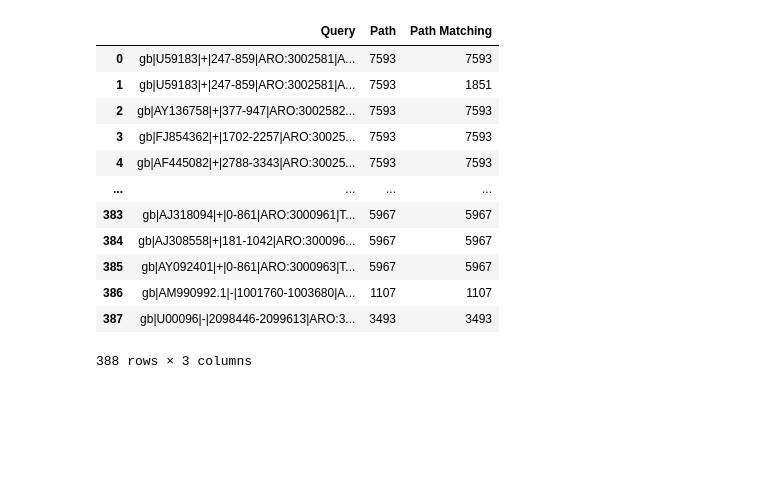
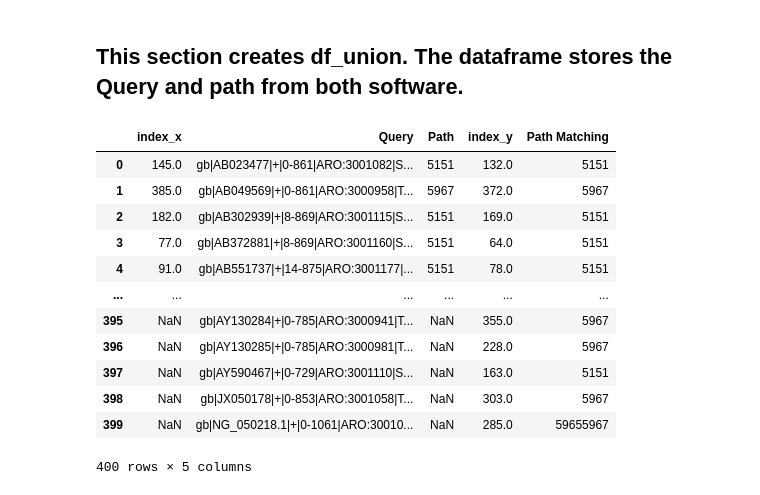
Before and after one commit to Yusreen/Thesis, a Jupyter notebook: Results and findings/GraphAlignerBandageScript.ipynb, the cells around one changed output. Drawn from its saved outputs; the diff is of its cells as text; code cells hidden in the pictures; blank space fills up the shorter version.

```diff
--- a/Results and findings/GraphAlignerBandageScript.ipynb
+++ b/Results and findings/GraphAlignerBandageScript.ipynb
@@ -61,0 +38,3 @@ GraphAligner_Combined1.head()
+# %%
+#Drop the coverages that are < 50 from GraphAligner
+GraphAligner_Combined1.drop(GraphAligner_Combined1[GraphAligner_Combined1['Coverage'] < 50].index, inplace = True)
@@ -105,4 +58,5 @@ GraphAligner_Combined_Query_Path
 # %%
 Bandage_Combined_Query_Path=Bandage_Combined1[['Query','Path']]
 # %%
-Bandage_Combined_Query_Path
+#Sort the values alphabetically.
+Bandage_Combined_Query_Path=Bandage_Combined_Query_Path.sort_values(by=['Query']).reset_index()
@@ -123,20 +63,27 @@ Bandage_Combined_Query_Path
+# %%
+GraphAligner_Combined_Query_Path=GraphAligner_Combined_Query_Path.sort_values(by=['Query']).reset_index()
+# %% [markdown]
+## This section creates df_union. The dataframe stores the Query and path from both software.
 # %%
 #Use merge operation so that we have the sequences for both softwares for successful queries
 df=pd.merge(Bandage_Combined_Query_Path,GraphAligner_Combined_Query_Path, on='Query')
+#union
+#df_union=pd.concat([Bandage_Combined_Query_Path,GraphAligner_Combined_Query_Path], axis=1)
+df_union=pd.merge(Bandage_Combined_Query_Path,GraphAligner_Combined_Query_Path, on='Query',how="outer")
 # %%
-df
+df_union
 # %% [output]
-|  | Query | Path | Path Matching |
-| 0 | gb|U59183|+|247-859|ARO:3002581|A... | 7593 | 7593 |
-| 1 | gb|U59183|+|247-859|ARO:3002581|A... | 7593 | 1851 |
-| 2 | gb|AY136758|+|377-947|ARO:3002582... | 7593 | 7593 |
-| 3 | gb|FJ854362|+|1702-2257|ARO:30025... | 7593 | 7593 |
-| 4 | gb|AF445082|+|2788-3343|ARO:30025... | 7593 | 7593 |
-| ... | ... | ... | ... |
-| 383 | gb|AJ318094|+|0-861|ARO:3000961|T... | 5967 | 5967 |
-| 384 | gb|AJ308558|+|181-1042|ARO:300096... | 5967 | 5967 |
-| 385 | gb|AY092401|+|0-861|ARO:3000963|T... | 5967 | 5967 |
-| 386 | gb|AM990992.1|-|1001760-1003680|A... | 1107 | 1107 |
-| 387 | gb|U00096|-|2098446-2099613|ARO:3... | 3493 | 3493 |
+|  | index_x | Query | Path | index_y | Path Matching |
+| 0 | 145.0 | gb|AB023477|+|0-861|ARO:3001082|S... | 5151 | 132.0 | 5151 |
+| 1 | 385.0 | gb|AB049569|+|0-861|ARO:3000958|T... | 5967 | 372.0 | 5967 |
+| 2 | 182.0 | gb|AB302939|+|8-869|ARO:3001115|S... | 5151 | 169.0 | 5151 |
+| 3 | 77.0 | gb|AB372881|+|8-869|ARO:3001160|S... | 5151 | 64.0 | 5151 |
+| 4 | 91.0 | gb|AB551737|+|14-875|ARO:3001177|... | 5151 | 78.0 | 5151 |
+| ... | ... | ... | ... | ... | ... |
+| 395 | NaN | gb|AY130284|+|0-785|ARO:3000941|T... | NaN | 355.0 | 5967 |
+| 396 | NaN | gb|AY130285|+|0-785|ARO:3000981|T... | NaN | 228.0 | 5967 |
+| 397 | NaN | gb|AY590467|+|0-729|ARO:3001110|S... | NaN | 163.0 | 5151 |
+| 398 | NaN | gb|JX050178|+|0-853|ARO:3001058|T... | NaN | 303.0 | 5967 |
+| 399 | NaN | gb|NG_050218.1|+|0-1061|ARO:30010... | NaN | 285.0 | 59655967 |
-388 rows × 3 columns
+400 rows × 5 columns
 # %%
```
Also changed, not shown: parts of 40 cells of this notebook, 12 other files.
